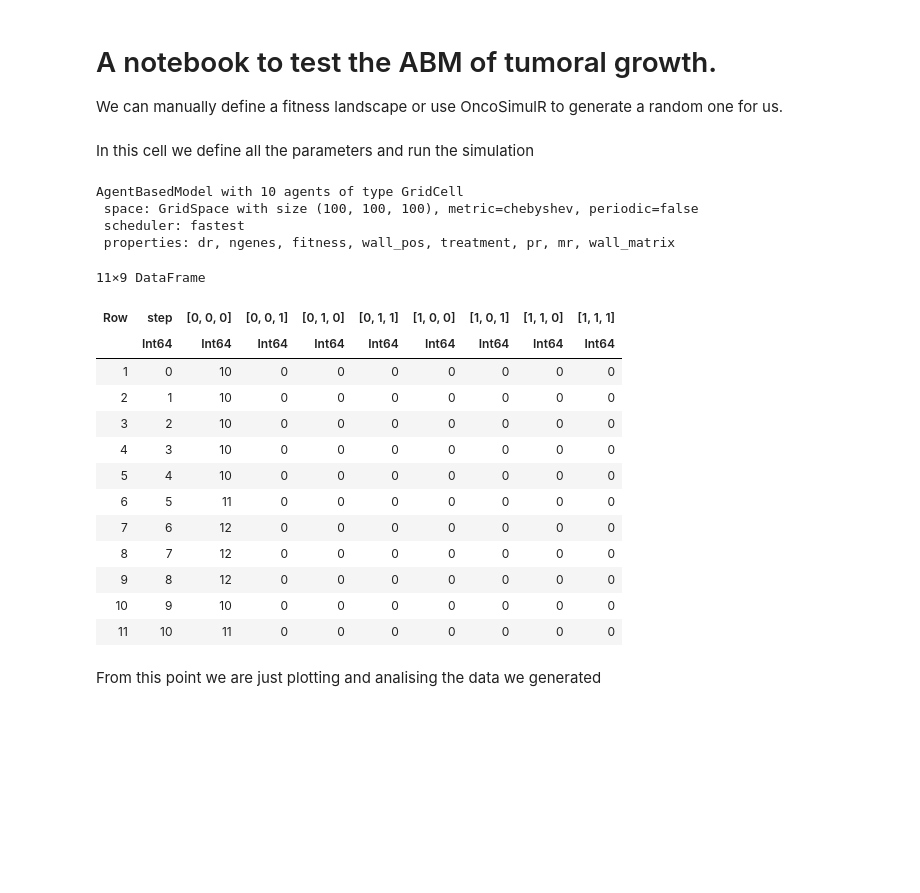
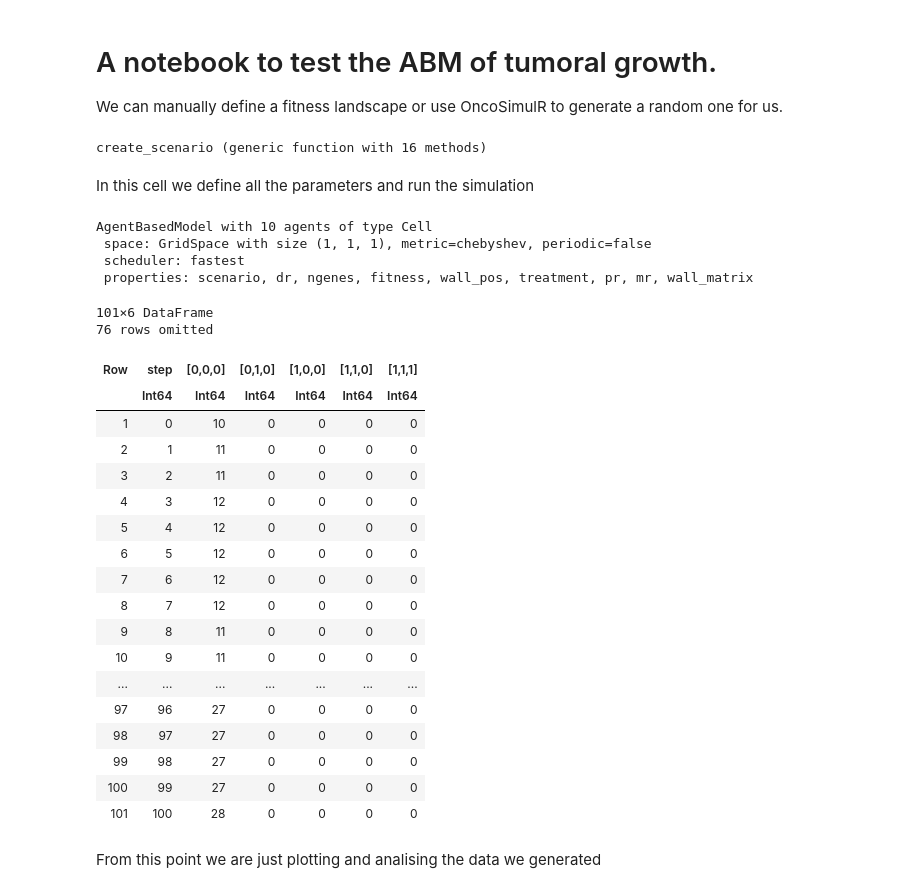
Before and after one commit to YM162/TumorSim, a Jupyter notebook: tumor-sim.ipynb, the cells around one changed output. Drawn from its saved outputs; the diff is of its cells as text; code cells hidden in the pictures; blank space fills up the shorter version.

```diff
--- a/tumor-sim.ipynb
+++ b/tumor-sim.ipynb
@@ -4,8 +4,8 @@ We can manually define a fitness landscape or use OncoSimulR to generate a rando
 # %%
 #We import the common functions and model.
 include("./functions.jl")
-using GLMakie
-GLMakie.activate!()
+# %% [output]
+create_scenario (generic function with 16 methods)
 # %% [markdown]
 In this cell we define all the parameters and run the simulation
 # %%
@@ -31,62 +31,67 @@ fitness=Dict([0,0,0]=>1, #Fitness of each of the genotypes, the key is the binar
 # 2D_scenario = create_scenario((100,100),[(10,10),(20,40),(80,10)])
 # 3D_scenario = create_scenario((100,100,100),50,"random")
 
-scenario = create_scenario((100,100,100),10)
+scenario = create_scenario((10000),10)
 
 #We define a Treatment
 #I need to include the posibility of making it time-dependent instead of tumor size-dependent.
-adaptive_therapy = Treatment(5000, #Detecting size
+adaptive_therapy = Treatment(3000, #Detecting size
                             2000, #Starting size: treatment will start when this cell_count is reached
                             1000, #Pausing size: treatment will stop when this cell_count is reached
                             3, #Gene of resistance
                             0.75, #Kill rate
                             false, #Initial state of the treatment
                             false) #Initial detection of the treatment
 
 #We initialize the model.
 model = model_init(pr=0.027, #Proliferation rate
                     dr=0.015, #Death rate
-                    mr=0.005, #Mutation rate
+                    mr=0.01, #Mutation rate
                     ngenes=ngenes, #The number of genes of each cell
                     scenario=scenario, #The scenario
                     fitness=fitness, #The fitness of each genotype
                     treatment=adaptive_therapy, #The treatment we are going to use for the simulation
                     seed=3) #Seed to get reproducible results
 
 println(model)
 
 #we collect the number of cells of each genotype that are alive
-to_collect = [(:genotype, f) for f in genotype_fraction_function_generator(ngenes)]
-#THE FUNCTION GENERATOR SHOULD ONLY GENERATE FOR THE KEYS IN FITNESS
+to_collect = [(:genotype, f) for f in genotype_fraction_function_generator(ngenes,fitness)]
 
 #we run the simulation
-steps= 10
+steps= 100
 
 data, _ = run!(model, agent_step!, model_step!, steps; adata = to_collect)
 
 #we rename the columns to get a clean "data" DataFrame.
-genotypes = [string(reverse(digits(i, base=2, pad=ngenes))) for i in 0:((2^ngenes)-1)]
+genotypes = [replace(string(x)," "=>"") for x in sort!([x for x in keys(fitness)],by=x -> bit_2_int(BitArray(x)))]
 pushfirst!(genotypes,"step")
 rename!(data,genotypes)
 # %% [output]
-AgentBasedModel with 10 agents of type GridCell
- space: GridSpace with size (100, 100, 100), metric=chebyshev, periodic=false
+AgentBasedModel with 10 agents of type Cell
+ space: GridSpace with size (1, 1, 1), metric=chebyshev, periodic=false
  scheduler: fastest
- properties: dr, ngenes, fitness, wall_pos, treatment, pr, mr, wall_matrix
+ properties: scenario, dr, ngenes, fitness, wall_pos, treatment, pr, mr, wall_matrix
-11×9 DataFrame
+101×6 DataFrame
+76 rows omitted
-| Row | step | [0, 0, 0] | [0, 0, 1] | [0, 1, 0] | [0, 1, 1] | [1, 0, 0] | [1, 0, 1] | [1, 1, 0] | [1, 1, 1] |
-|  | Int64 | Int64 | Int64 | Int64 | Int64 | Int64 | Int64 | Int64 | Int64 |
-| 1 | 0 | 10 | 0 | 0 | 0 | 0 | 0 | 0 | 0 |
-| 2 | 1 | 10 | 0 | 0 | 0 | 0 | 0 | 0 | 0 |
-| 3 | 2 | 10 | 0 | 0 | 0 | 0 | 0 | 0 | 0 |
-| 4 | 3 | 10 | 0 | 0 | 0 | 0 | 0 | 0 | 0 |
-| 5 | 4 | 10 | 0 | 0 | 0 | 0 | 0 | 0 | 0 |
-| 6 | 5 | 11 | 0 | 0 | 0 | 0 | 0 | 0 | 0 |
-| 7 | 6 | 12 | 0 | 0 | 0 | 0 | 0 | 0 | 0 |
-| 8 | 7 | 12 | 0 | 0 | 0 | 0 | 0 | 0 | 0 |
-| 9 | 8 | 12 | 0 | 0 | 0 | 0 | 0 | 0 | 0 |
-| 10 | 9 | 10 | 0 | 0 | 0 | 0 | 0 | 0 | 0 |
-| 11 | 10 | 11 | 0 | 0 | 0 | 0 | 0 | 0 | 0 |
+| Row | step | [0,0,0] | [0,1,0] | [1,0,0] | [1,1,0] | [1,1,1] |
+|  | Int64 | Int64 | Int64 | Int64 | Int64 | Int64 |
+| 1 | 0 | 10 | 0 | 0 | 0 | 0 |
+| 2 | 1 | 11 | 0 | 0 | 0 | 0 |
+| 3 | 2 | 11 | 0 | 0 | 0 | 0 |
+| 4 | 3 | 12 | 0 | 0 | 0 | 0 |
+| 5 | 4 | 12 | 0 | 0 | 0 | 0 |
+| 6 | 5 | 12 | 0 | 0 | 0 | 0 |
+| 7 | 6 | 12 | 0 | 0 | 0 | 0 |
+| 8 | 7 | 12 | 0 | 0 | 0 | 0 |
+| 9 | 8 | 11 | 0 | 0 | 0 | 0 |
+| 10 | 9 | 11 | 0 | 0 | 0 | 0 |
+| ... | ... | ... | ... | ... | ... | ... |
+| 97 | 96 | 27 | 0 | 0 | 0 | 0 |
+| 98 | 97 | 27 | 0 | 0 | 0 | 0 |
+| 99 | 98 | 27 | 0 | 0 | 0 | 0 |
+| 100 | 99 | 27 | 0 | 0 | 0 | 0 |
+| 101 | 100 | 28 | 0 | 0 | 0 | 0 |
 # %% [markdown]
 From this point we are just plotting and analising the data we generated
 # %%
```
Also changed, not shown: parts of 3 cells of this notebook, 1 other file.
